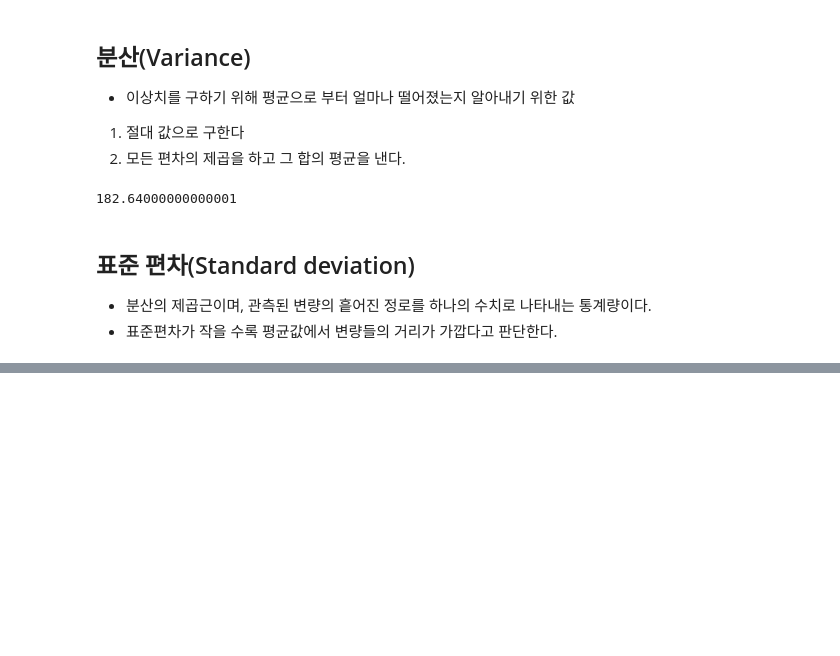
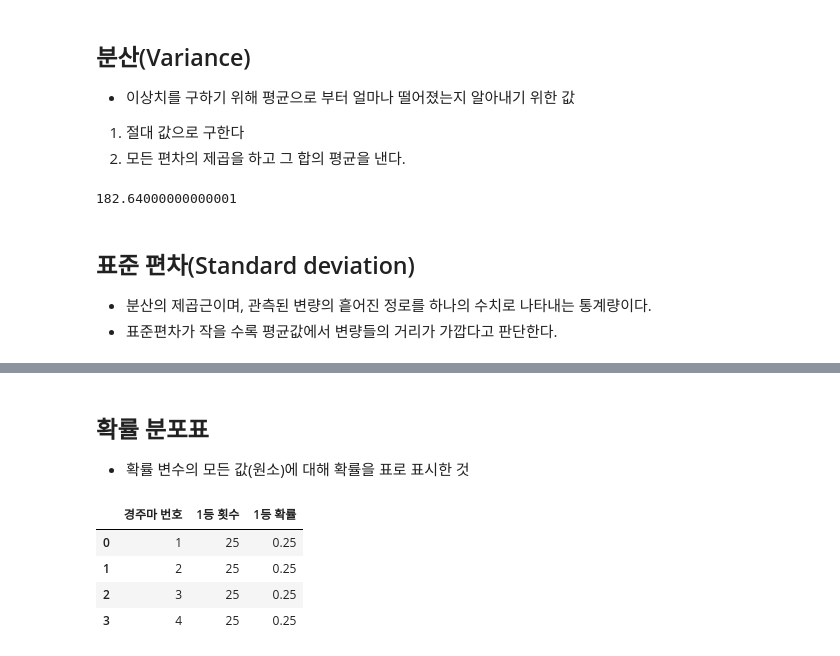
Before and after one commit to Bucheo/data_analysis, a Jupyter notebook: 5.데이터 분석(기초).ipynb, the cells around one changed output, grey strips where cells are left out. Cells and saved outputs as stored; diff of their text form; code cells hidden in the pictures; blank space fills up the shorter version.

```diff
--- a/5.데이터 분석(기초).ipynb
+++ b/5.데이터 분석(기초).ipynb
@@ -243,0 +284,16 @@ std
+# %% [markdown]
+## 확률 분포표
+- 확률 변수의 모든 값(원소)에 대해 확률을 표로 표시한 것
+# %%
+df_h_dist = pd.DataFrame(np.arange(0, 100) % 4 + 1, columns=["경주마 번호"])
+
+df_h_hist_group = df_h_dist.groupby("경주마 번호")["경주마 번호"].count().reset_index(name="1등 횟수")
+
+df_h_hist_group["1등 확률"] = df_h_hist_group["1등 횟수"] / 100
+df_h_hist_group
+# %% [output]
+|  | 경주마 번호 | 1등 횟수 | 1등 확률 |
+| 0 | 1 | 25 | 0.25 |
+| 1 | 2 | 25 | 0.25 |
+| 2 | 3 | 25 | 0.25 |
+| 3 | 4 | 25 | 0.25 |
```
Also changed, not shown: parts of 8 cells of this notebook, 2 other files.
